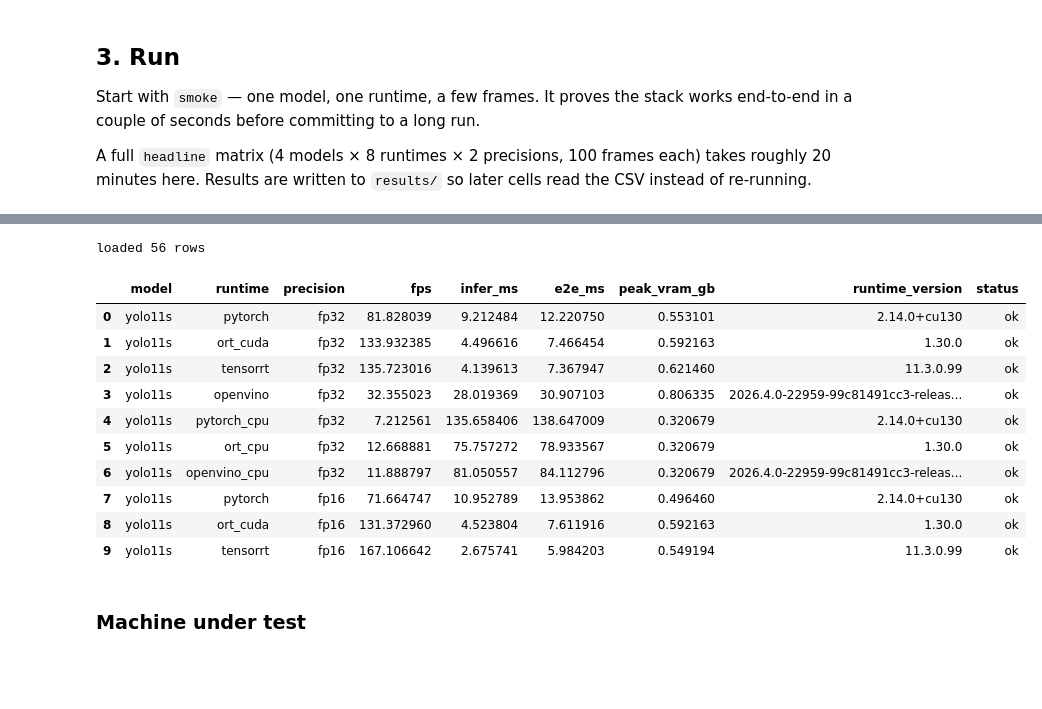
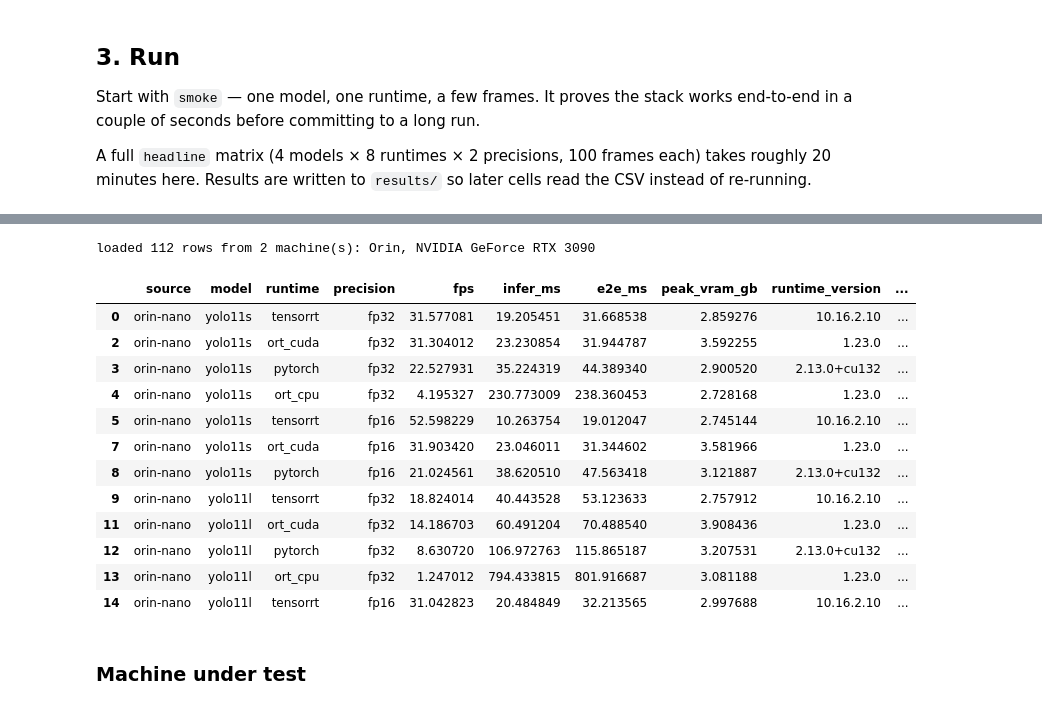
Before and after one commit to LaserBorg/detector-comparison, a Jupyter notebook: results.ipynb, the cells around one changed output, grey strips where cells are left out. Drawn from its saved outputs; the diff is of its cells as text; code cells hidden in the pictures; blank space fills up the shorter version.

```diff
--- a/results.ipynb
+++ b/results.ipynb
@@ -140,33 +148,44 @@ smoke_df[[c for c in cols if c in smoke_df.columns]].style.format(
 # %%
-# The main matrix. Change the experiment name (or drop --experiment style args)
-# to target a specific question, e.g. "precision", "small-vs-large", "cpu".
-#
-# runtimes = ["tensorrt", "ort_cuda", "pytorch", "openvino", "ort_cpu"]
-# rows = orchestrate.run(
-#     models=["yolo11s", "yolo11l", "yolo26s", "yolo26l"],
-#     runtimes=runtimes, precisions=["fp32", "fp16"],
-#     video="data/sample_1080p_h264.mp4", frames=100, warmup=50,
-# )
-# orchestrate.write_csv(rows, "results/notebook_run.csv")
+# Single source of truth: one canonical CSV per machine in results/, named by
+# machine tag (e.g. rtx3090.csv, orin-nano.csv). The filename stem IS the source
+# tag, so adding a machine (e.g. rtx3070.csv) needs no code change here. Scratch
+# runs (smoke, ad-hoc) are gitignored and never land in results/.
+frames = []
+for path in sorted(Path("results").glob("*.csv")):
+    part = orchestrate.read_csv(path)
+    part["source"] = path.stem          # tag == filename stem
+    frames.append(part)
 
-# Load a previously saved matrix instead of re-measuring.
-df = orchestrate.read_csv("results/final.csv")
-print(f"loaded {len(df)} rows")
-df[["model", "runtime", "precision", "fps", "infer_ms", "e2e_ms",
-    "peak_vram_gb", "runtime_version", "status"]].head(10)
+df = pd.concat(frames, ignore_index=True) if frames else pd.DataFrame()
+
+# Human label per machine, derived from the data (GPU name) so a new machine
+# needs no edit here. Falls back to the tag if a row has no gpu_name.
+MACHINE_LABEL = {}
+for src in df["source"].unique():
+    sub = df[df["source"] == src]
+    gpu = sub["gpu_name"].dropna().unique()
+    MACHINE_LABEL[src] = gpu[0] if len(gpu) else src
+
+print(f"loaded {len(df)} rows from {len(frames)} machine(s): "
+      f"{', '.join(MACHINE_LABEL[s] for s in df['source'].unique())}")
+df[df["status"] == "ok"][["source", "model", "runtime", "precision", "fps",
+                          "infer_ms", "e2e_ms", "peak_vram_gb",
+                          "runtime_version", "status"]].head(12)
 # %% [output]
-loaded 56 rows
+loaded 112 rows from 2 machine(s): Orin, NVIDIA GeForce RTX 3090
-|  | model | runtime | precision | fps | infer_ms | e2e_ms | peak_vram_gb | runtime_version | status |
-| 0 | yolo11s | pytorch | fp32 | 81.828039 | 9.212484 | 12.220750 | 0.553101 | 2.14.0+cu130 | ok |
-| 1 | yolo11s | ort_cuda | fp32 | 133.932385 | 4.496616 | 7.466454 | 0.592163 | 1.30.0 | ok |
-| 2 | yolo11s | tensorrt | fp32 | 135.723016 | 4.139613 | 7.367947 | 0.621460 | 11.3.0.99 | ok |
-| 3 | yolo11s | openvino | fp32 | 32.355023 | 28.019369 | 30.907103 | 0.806335 | 2026.4.0-22959-99c81491cc3-releas... | ok |
-| 4 | yolo11s | pytorch_cpu | fp32 | 7.212561 | 135.658406 | 138.647009 | 0.320679 | 2.14.0+cu130 | ok |
-| 5 | yolo11s | ort_cpu | fp32 | 12.668881 | 75.757272 | 78.933567 | 0.320679 | 1.30.0 | ok |
-| 6 | yolo11s | openvino_cpu | fp32 | 11.888797 | 81.050557 | 84.112796 | 0.320679 | 2026.4.0-22959-99c81491cc3-releas... | ok |
-| 7 | yolo11s | pytorch | fp16 | 71.664747 | 10.952789 | 13.953862 | 0.496460 | 2.14.0+cu130 | ok |
-| 8 | yolo11s | ort_cuda | fp16 | 131.372960 | 4.523804 | 7.611916 | 0.592163 | 1.30.0 | ok |
-| 9 | yolo11s | tensorrt | fp16 | 167.106642 | 2.675741 | 5.984203 | 0.549194 | 11.3.0.99 | ok |
+|  | source | model | runtime | precision | fps | infer_ms | e2e_ms | peak_vram_gb | runtime_version | ... |
+| 0 | orin-nano | yolo11s | tensorrt | fp32 | 31.577081 | 19.205451 | 31.668538 | 2.859276 | 10.16.2.10 | ... |
+| 2 | orin-nano | yolo11s | ort_cuda | fp32 | 31.304012 | 23.230854 | 31.944787 | 3.592255 | 1.23.0 | ... |
+| 3 | orin-nano | yolo11s | pytorch | fp32 | 22.527931 | 35.224319 | 44.389340 | 2.900520 | 2.13.0+cu132 | ... |
+| 4 | orin-nano | yolo11s | ort_cpu | fp32 | 4.195327 | 230.773009 | 238.360453 | 2.728168 | 1.23.0 | ... |
+| 5 | orin-nano | yolo11s | tensorrt | fp16 | 52.598229 | 10.263754 | 19.012047 | 2.745144 | 10.16.2.10 | ... |
+| 7 | orin-nano | yolo11s | ort_cuda | fp16 | 31.903420 | 23.046011 | 31.344602 | 3.581966 | 1.23.0 | ... |
+| 8 | orin-nano | yolo11s | pytorch | fp16 | 21.024561 | 38.620510 | 47.563418 | 3.121887 | 2.13.0+cu132 | ... |
+| 9 | orin-nano | yolo11l | tensorrt | fp32 | 18.824014 | 40.443528 | 53.123633 | 2.757912 | 10.16.2.10 | ... |
+| 11 | orin-nano | yolo11l | ort_cuda | fp32 | 14.186703 | 60.491204 | 70.488540 | 3.908436 | 1.23.0 | ... |
+| 12 | orin-nano | yolo11l | pytorch | fp32 | 8.630720 | 106.972763 | 115.865187 | 3.207531 | 2.13.0+cu132 | ... |
+| 13 | orin-nano | yolo11l | ort_cpu | fp32 | 1.247012 | 794.433815 | 801.916687 | 3.081188 | 1.23.0 | ... |
+| 14 | orin-nano | yolo11l | tensorrt | fp16 | 31.042823 | 20.484849 | 32.213565 | 2.997688 | 10.16.2.10 | ... |
 # %% [markdown]
 ### Machine under test
 # %%
```
Also changed, not shown: parts of 19 cells of this notebook, 8 other files.
